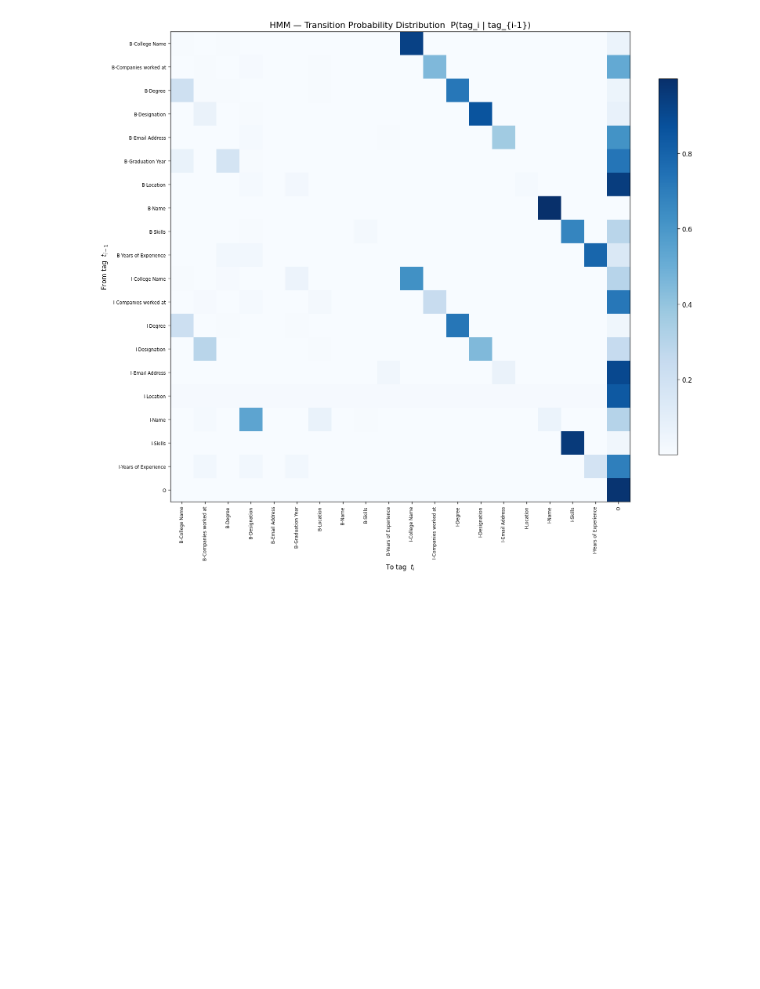
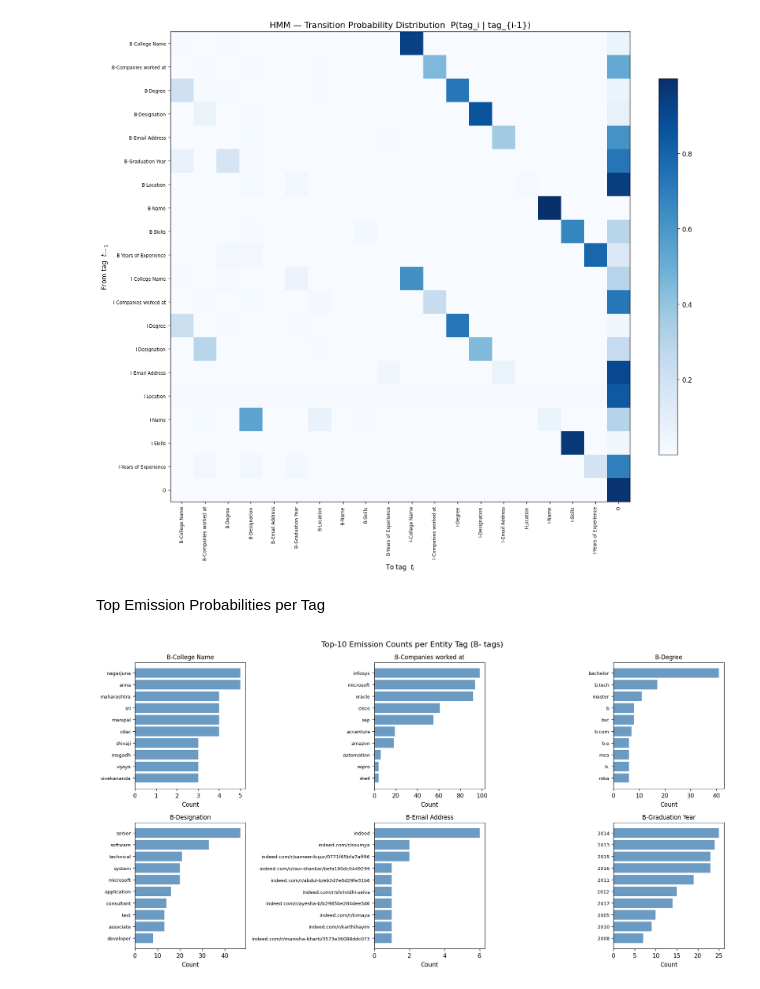
Before and after one commit to michellaprojects/nlp-ner, a Jupyter notebook: notebooks/Modelling/HMM.ipynb, the cells around one changed output. Cells and saved outputs as stored; diff of their text form; code cells hidden in the pictures; blank space fills up the shorter version.

Commit message:
Probability distribution (top emission per tag)

```diff
--- a/notebooks/Modelling/HMM.ipynb
+++ b/notebooks/Modelling/HMM.ipynb
@@ -425,3 +425,34 @@ plt.tight_layout()
 plt.show()
 # %% [output]
 [figure]
+# %% [markdown]
+Top Emission Probabilities per Tag
+# %%
+TOP_N   = 10
+# Pick a few representative tags to display
+display_tags = [
+    t for t in hmm_final.tags_
+    if t.startswith('B-') and hmm_final._tag_counts[t] > 5][:6]
+
+fig, axes = plt.subplots(2, 3, figsize=(15, 8))
+axes = axes.flatten()
+
+for ax, tag in zip(axes, display_tags):
+    emit_dict = hmm_final._emit_counts[tag]
+    top = sorted(emit_dict.items(), key=lambda x: -x[1])[:TOP_N]
+    words, counts = zip(*top) if top else ([], [])
+    ax.barh(range(len(words)), counts, color='steelblue', alpha=0.8)
+    ax.set_yticks(range(len(words)))
+    ax.set_yticklabels(words, fontsize=8)
+    ax.invert_yaxis()
+    ax.set_title(f"{tag}", fontsize=10)
+    ax.set_xlabel("Count")
+
+for ax in axes[len(display_tags):]:
+    ax.axis('off')
+
+fig.suptitle(f"Top-{TOP_N} Emission Counts per Entity Tag (B- tags)", fontsize=13)
+plt.tight_layout()
+plt.show()
+# %% [output]
+[figure, added]
```
